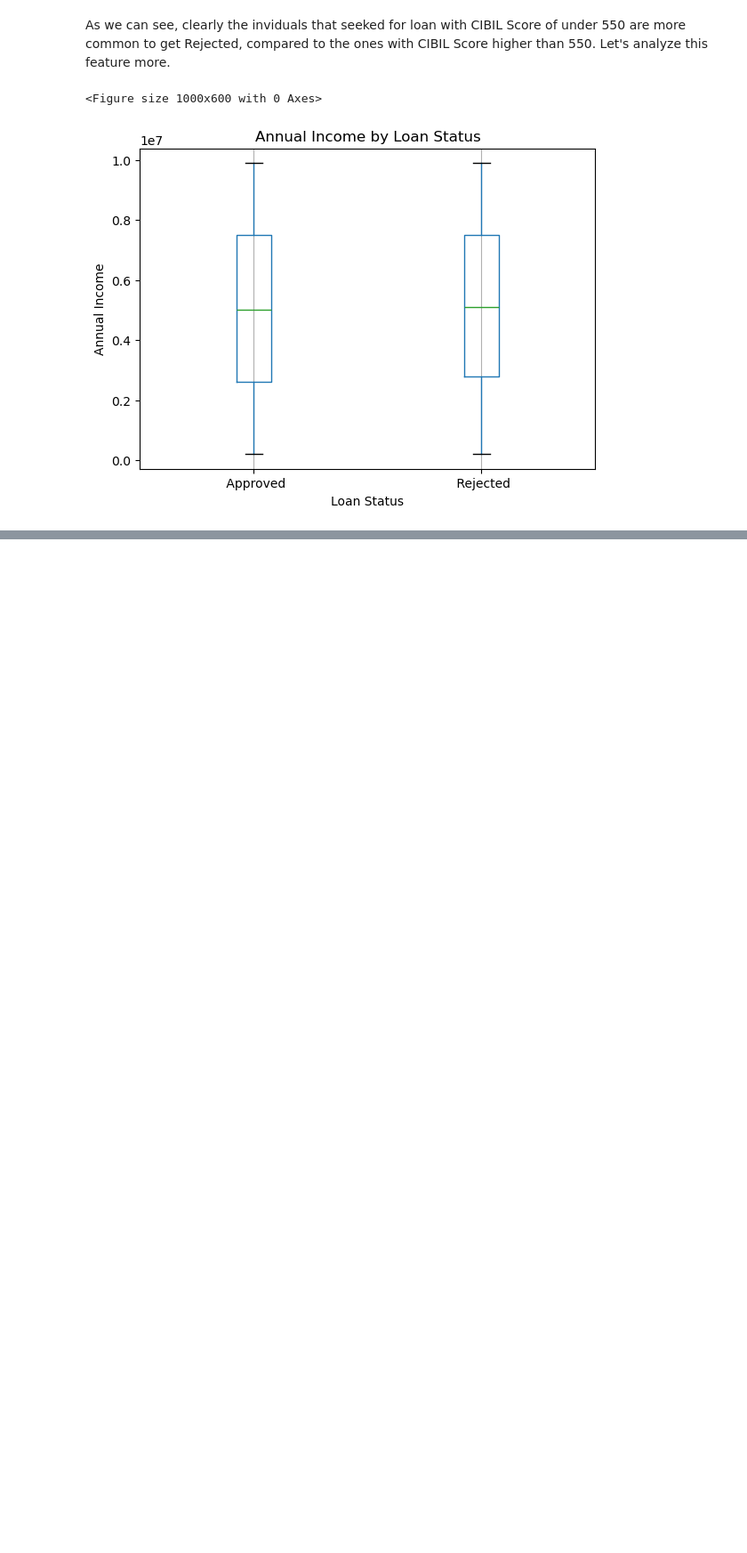
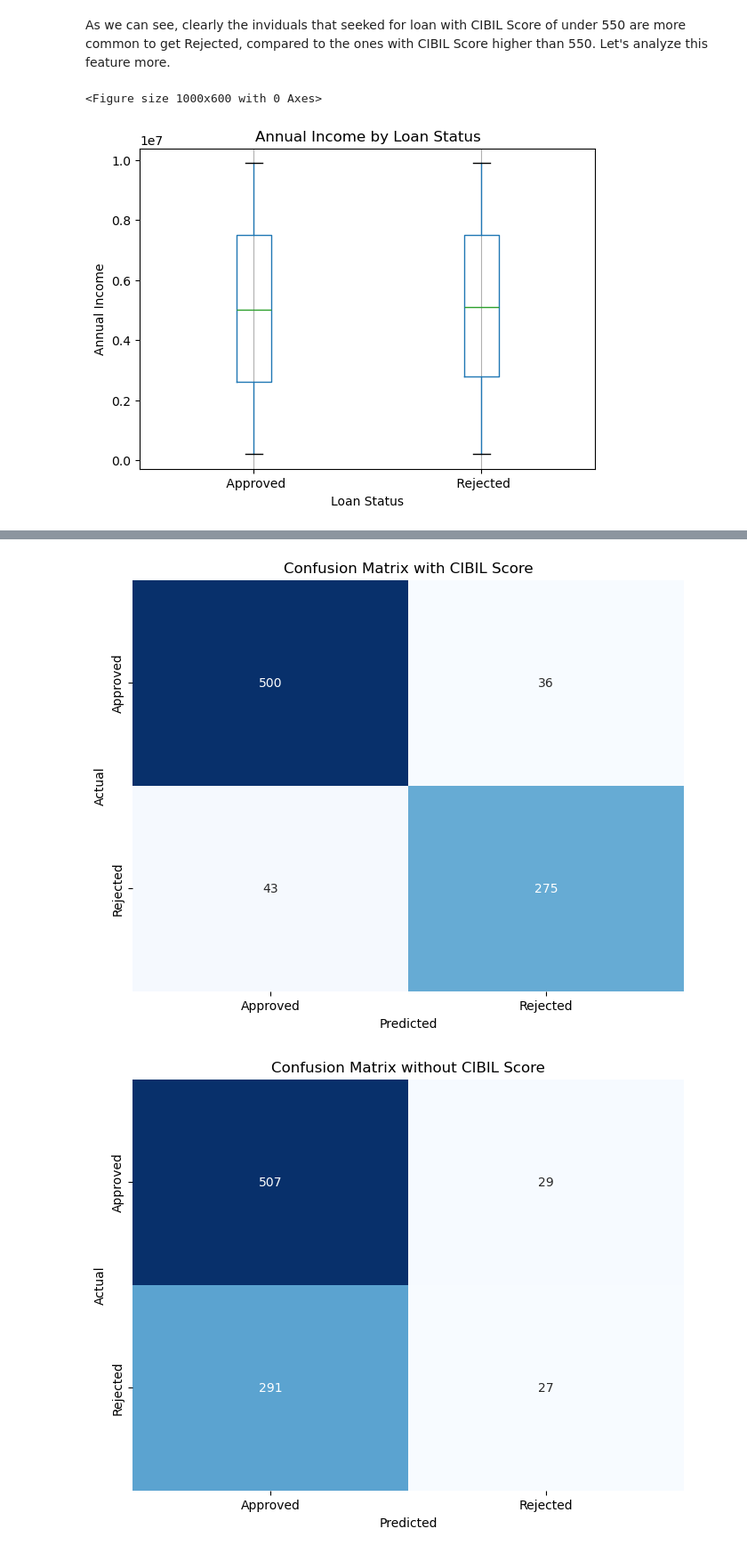
Before and after one commit to Group-6-Software-Development/Data-Handling-and-Machine-Learning, a Jupyter notebook: Home Assignments/Task 6 - Project.ipynb, the cells around one changed output, grey strips where cells are left out. Shown: that part at 89% size. Cells and saved outputs as stored; diff of their text form; code cells hidden in the pictures; blank space fills up the shorter version.

```diff
--- a/Home Assignments/Task 6 - Project.ipynb
+++ b/Home Assignments/Task 6 - Project.ipynb
@@ -186,0 +196,7 @@ plt.show()
+# %%
+# Initialize the label encoder
+label_encoder = LabelEncoder()
+
+# Encode the categorical variables
+df[' education'] = label_encoder.fit_transform(df[' education'])
+df[' self_employed'] = label_encoder.fit_transform(df[' self_employed'])
@@ -186,0 +230,9 @@ plt.show()
+# %%
+# Initialize the logistic regression model
+model_with_cibil = LogisticRegression(max_iter=1000)
+
+# Train the model with all features
+model_with_cibil.fit(X_train, y_train)
+
+# Predict on the test set
+y_pred_with_cibil = model_with_cibil.predict(X_test)
@@ -186,0 +260,13 @@ plt.show()
+# %%
+# Remove the CIBIL score from the features
+X_train_no_cibil = X_train.drop(' cibil_score', axis=1)
+X_test_no_cibil = X_test.drop(' cibil_score', axis=1)
+
+# Initialize the logistic regression model
+model_without_cibil = LogisticRegression(max_iter=1000)
+
+# Train the model without the CIBIL score
+model_without_cibil.fit(X_train_no_cibil, y_train)
+
+# Predict on the test set without CIBIL score
+y_pred_without_cibil = model_without_cibil.predict(X_test_no_cibil)
@@ -186,0 +294,18 @@ plt.show()
+# %%
+def plot_confusion_matrix(y_true, y_pred, title):
+    cm = confusion_matrix(y_true, y_pred)
+    plt.figure(figsize=(8, 6))
+    sns.heatmap(cm, annot=True, fmt="d", cmap="Blues", cbar=False,
+                xticklabels=["Approved", "Rejected"],
+                yticklabels=["Approved", "Rejected"])
+    plt.title(title)
+    plt.xlabel('Predicted')
+    plt.ylabel('Actual')
+    plt.show()
+
+# Plot confusion matrices for both models
+plot_confusion_matrix(y_test, y_pred_with_cibil, "Confusion Matrix with CIBIL Score")
+plot_confusion_matrix(y_test, y_pred_without_cibil, "Confusion Matrix without CIBIL Score")
+# %% [output]
+[figure, added]
+[figure, added]
```
Also changed, not shown: parts of 16 cells of this notebook.
